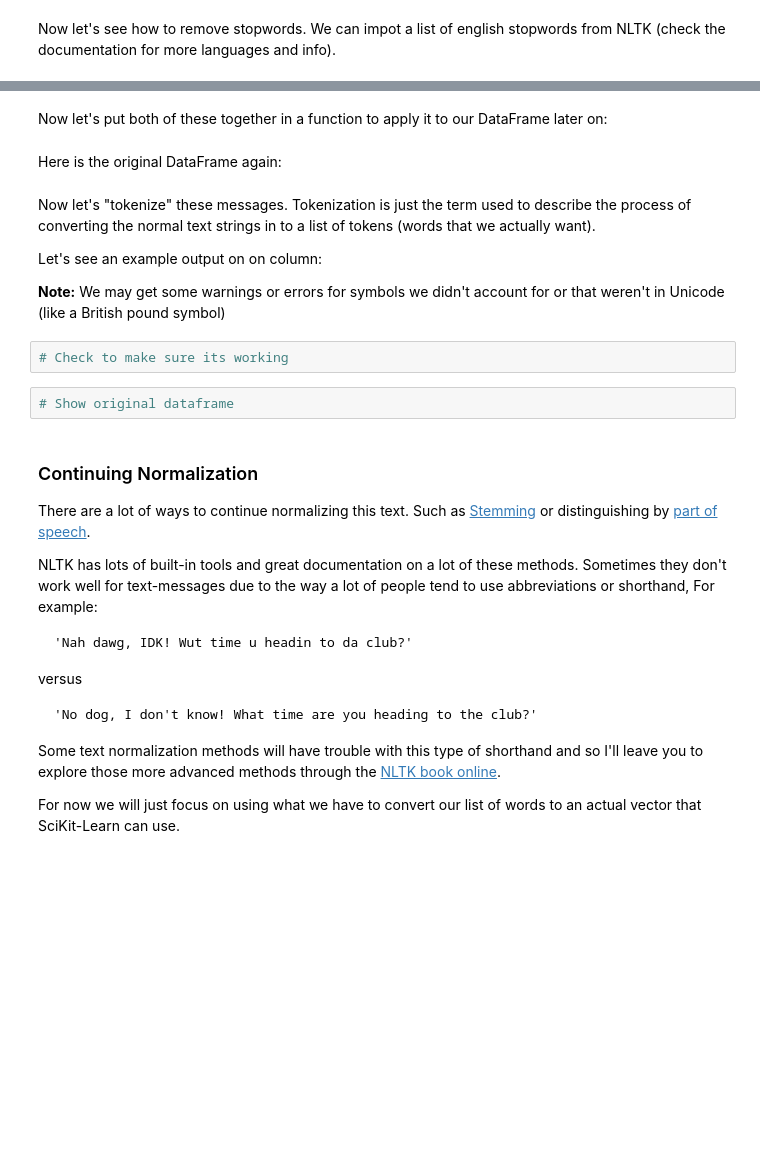
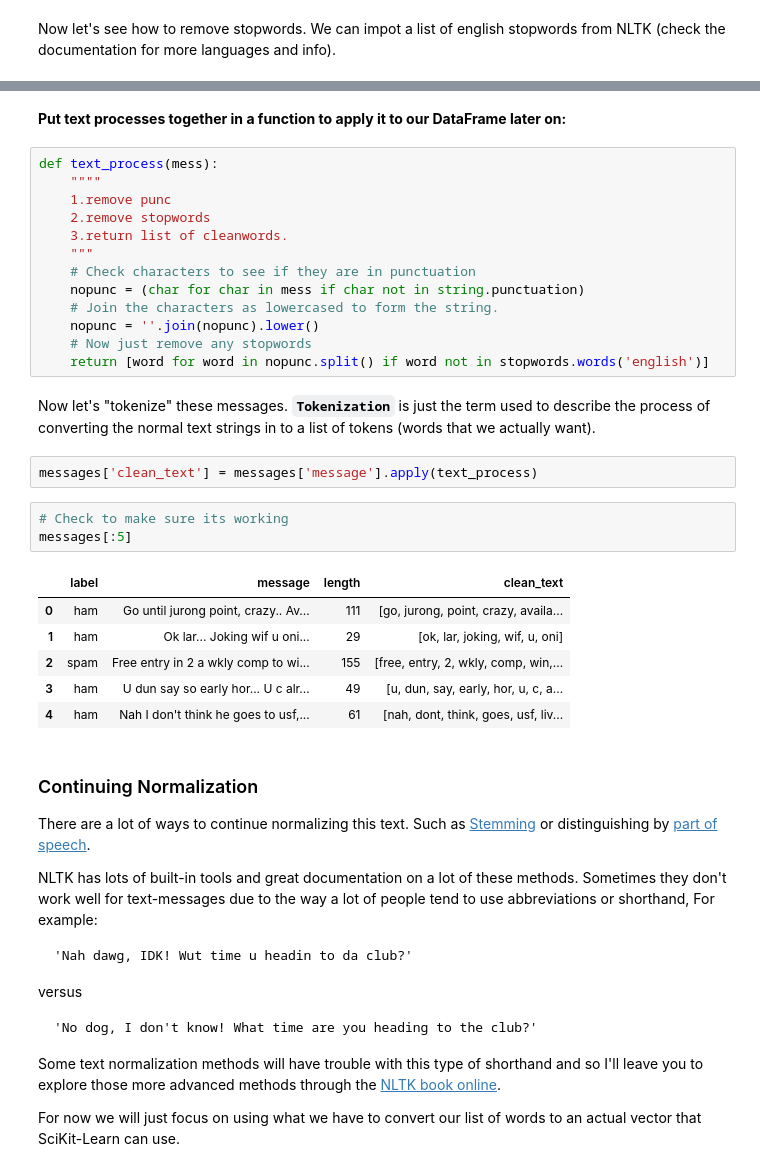
Before and after one commit to robinkiplangat/deliberate_practice, a Jupyter notebook: jupyter notebooks/Natural-Language-Processing/NLP_fdns.ipynb, the cells around one changed output, grey strips where cells are left out. Drawn from its saved outputs; the diff is of its cells as text; blank space fills up the shorter version.

Commit message:
update on nlp and notes'

```diff
--- a/jupyter notebooks/Natural-Language-Processing/NLP_fdns.ipynb
+++ b/jupyter notebooks/Natural-Language-Processing/NLP_fdns.ipynb
@@ -174,18 +175,32 @@ Now let's see how to remove stopwords. We can impot a list of english stopwords
 # %% [markdown]
-Now let's put both of these together in a function to apply it to our DataFrame later on:
+**Put text processes together in a function to apply it to our DataFrame later on:**
-# %% [markdown]
-Here is the original DataFrame again:
+# %%
+def text_process(mess):
+    """"
+    1.remove punc
+    2.remove stopwords
+    3.return list of cleanwords.
+    """
+    # Check characters to see if they are in punctuation
+    nopunc = (char for char in mess if char not in string.punctuation)
+    # Join the characters as lowercased to form the string.
+    nopunc = ''.join(nopunc).lower()
+    # Now just remove any stopwords
+    return [word for word in nopunc.split() if word not in stopwords.words('english')]
 # %% [markdown]
-Now let's "tokenize" these messages. Tokenization is just the term used to describe the process of converting the normal text strings in to a list of tokens (words that we actually want).
-
-Let's see an example output on on column:
-
-**Note:**
-We may get some warnings or errors for symbols we didn't account for or that weren't in Unicode (like a British pound symbol)
+Now let's "tokenize" these messages. **`Tokenization`** is just the term used to describe the process of converting the normal text strings in to a list of tokens (words that we actually want).
+# %%
+messages['clean_text'] = messages['message'].apply(text_process)
 # %%
 # Check to make sure its working
+messages[:5]
+# %% [output]
+|  | label | message | length | clean_text |
+| 0 | ham | Go until jurong point, crazy.. Av... | 111 | [go, jurong, point, crazy, availa... |
+| 1 | ham | Ok lar... Joking wif u oni... | 29 | [ok, lar, joking, wif, u, oni] |
+| 2 | spam | Free entry in 2 a wkly comp to wi... | 155 | [free, entry, 2, wkly, comp, win,... |
+| 3 | ham | U dun say so early hor... U c alr... | 49 | [u, dun, say, early, hor, u, c, a... |
+| 4 | ham | Nah I don't think he goes to usf,... | 61 | [nah, dont, think, goes, usf, liv... |
-# %%
-# Show original dataframe
 # %% [markdown]
 ### Continuing Normalization
 
```
Also changed, not shown: parts of 37 cells of this notebook.
